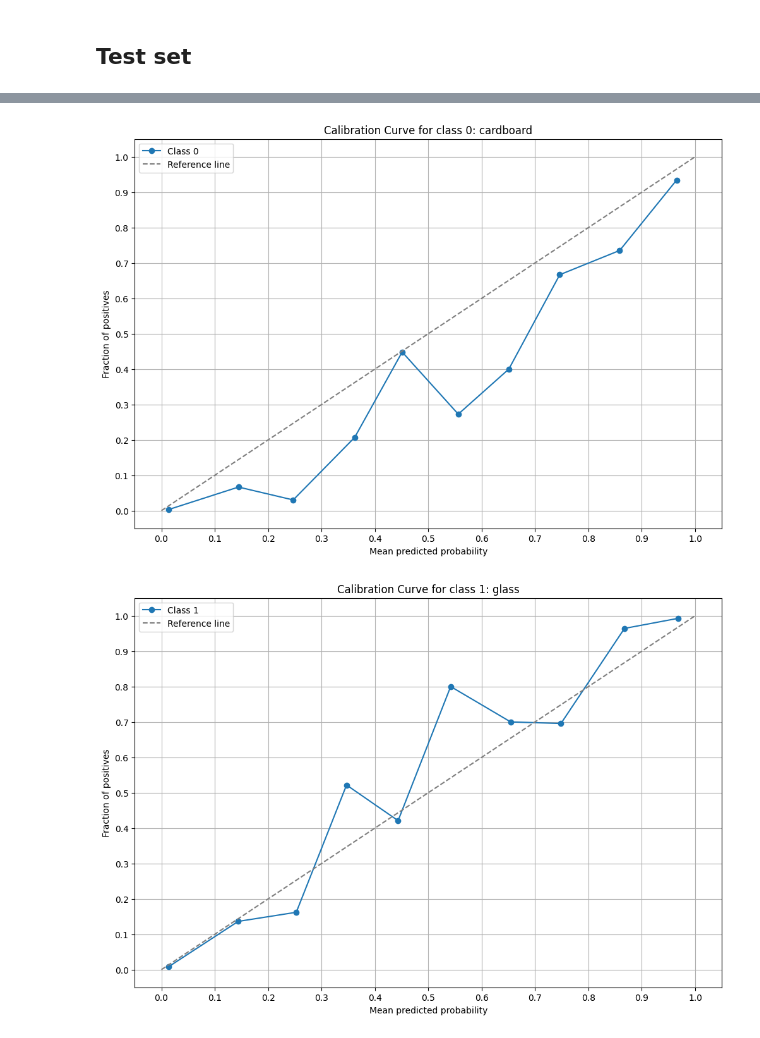
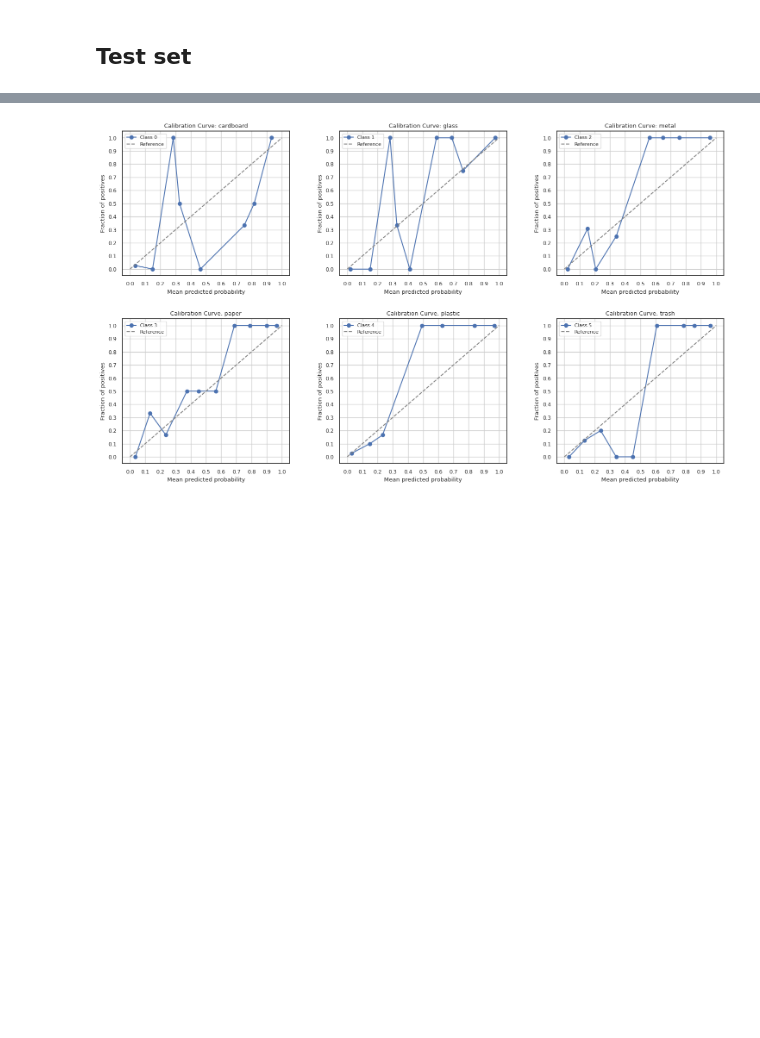
Before and after one commit to NeoLafuente/garbage_classifier, a Jupyter notebook: notebooks/performance_analysis.ipynb, the cells around one changed output, grey strips where cells are left out. Cells and saved outputs as stored; diff of their text form; code cells hidden in the pictures; blank space fills up the shorter version.

```diff
--- a/notebooks/performance_analysis.ipynb
+++ b/notebooks/performance_analysis.ipynb
@@ -96,7 +108,7 @@ df = pd.read_csv(metadata_path)
 # %% [markdown]
 # Loss curves
 # %%
-with open("../data/o/loss_curves/metrics.json", "r") as f:
+with open(f"{cfg.LOSS_CURVES_PATH}metrics.json", "r") as f:
     metrics = json.load(f)
 
 train_losses = metrics["train_losses"]
@@ -185,6 +218,8 @@ all_preds_train = torch.cat(all_preds_train)
 all_labels_train = torch.cat(all_labels_train)
 all_probs_train = torch.cat(all_probs_train).numpy()
 # %%
+sns.set_theme(style="white", font_scale=0.8)
+
 num_classes = data_module.num_classes
 
 # ================================
@@ -194,6 +229,7 @@ cm = confusion_matrix(all_labels_train, all_preds_train, labels=range(num_classe
 disp = ConfusionMatrixDisplay(confusion_matrix=cm, display_labels=(cfg.CLASS_NAMES))
 disp.plot(cmap=plt.cm.Blues)
 plt.title("Confusion Matrix - Train set")
+plt.savefig(f"{PERFORMANCE_FIGS_PATH}confussion_mat_train.pdf", dpi = 80)
 plt.show()
 
 # ================================
@@ -214,5 +250,6 @@ cm_norm = cm.astype('float') / cm.sum(axis=1)[:, np.newaxis]
 disp_norm = ConfusionMatrixDisplay(confusion_matrix=cm_norm, display_labels=(cfg.CLASS_NAMES))
 disp_norm.plot(cmap=plt.cm.Blues)
 plt.title("Normalized Confusion Matrix - Train set")
+plt.savefig(f"{PERFORMANCE_FIGS_PATH}confussion_mat_train_norm.pdf", dpi = 80)
 plt.show()
 # %% [output]
@@ -255,13 +292,16 @@ plot_top_misclassified(df, y_true, y_pred, y_proba, dataset_path, N=10)
 # %%
+sns.set_theme(style="white", font_scale=0.8)
+
 num_classes = data_module.num_classes
 
 # ================================
 # Confussion Matrix - Test set
 # ================================
-cm = confusion_matrix(all_labels, all_preds, labels=range(num_classes))
+cm = confusion_matrix(all_labels_test, all_preds_test, labels=range(num_classes))
 disp = ConfusionMatrixDisplay(confusion_matrix=cm, display_labels=(cfg.CLASS_NAMES))
 disp.plot(cmap=plt.cm.Blues)
 plt.title("Confusion Matrix - Test set")
+plt.savefig(f"{PERFORMANCE_FIGS_PATH}confussion_mat_test.pdf", dpi = 80)
 plt.show()
 
 # ================================
@@ -282,5 +322,6 @@ cm_norm = cm.astype('float') / cm.sum(axis=1)[:, np.newaxis]
 disp_norm = ConfusionMatrixDisplay(confusion_matrix=cm_norm, display_labels=(cfg.CLASS_NAMES))
 disp_norm.plot(cmap=plt.cm.Blues)
 plt.title("Normalized Confusion Matrix - Test set")
+plt.savefig(f"{PERFORMANCE_FIGS_PATH}confussion_mat_test_norm.pdf", dpi = 80)
 plt.show()
 # %% [output]
@@ -295,32 +345,48 @@ Clase 5: TP=8, FP=0, FN=2, TN=50
 # %%
-# ================================
-# Calibration curves per class
-# ================================
+import matplotlib.pyplot as plt
+import matplotlib.gridspec as gridspec
+from sklearn.calibration import calibration_curve
+import numpy as np
+
+# Assuming you have:
+# all_labels_test: array/tensor of true labels
+# all_probs_test: array/tensor of predicted probabilities (n_samples x n_classes)
+# cfg.CLASS_NAMES: list of class names
+# num_classes: number of classes (6 for a 2x3 grid)
+
+fig = plt.figure(figsize=(18, 10))
+gs = gridspec.GridSpec(2, 3, figure=fig, wspace=0.3, hspace=0.3)
 
 for c in range(num_classes):
-    plt.figure(figsize=(12, 8))
+    ax = fig.add_subplot(gs[c // 3, c % 3])
 
-    # y_true: 1 if sample is clase c, else 0
-    y_true = (all_labels.numpy() == c).astype(int)
-    y_prob = all_probs[:, c]
+    # Binarize y_true for this class: 1 if sample belongs to class c, else 0
+    y_true_test = (all_labels_test.numpy() == c).astype(int)
+    y_prob_test = all_probs_test[:, c]
 
-    # calibration_curve returns fraction_of_positives and mean_predicted_value
-    frac_pos, mean_pred = calibration_curve(y_true, y_prob, n_bins=10, strategy='uniform')
+    # Compute calibration curve
+    frac_pos_test, mean_pred_test = calibration_curve(
+        y_true_test, y_prob_test, n_bins=10, strategy='uniform'
+    )
 
-    plt.plot(mean_pred, frac_pos, marker='o', label=f'Class {c}')
+    # Plot calibration curve
+    ax.plot(mean_pred_test, frac_pos_test, marker='o', label=f'Class {c}')
 
-    # Reference line
-    plt.plot([0, 1], [0, 1], linestyle='--', color='gray', label = 'Reference line')
-    plt.xlabel("Mean predicted probability")
-    plt.ylabel("Fraction of positives")
-    plt.title(f"Calibration Curve for class {c}: {cfg.CLASS_NAMES[c]}")
-    plt.legend()
-    plt.yticks(np.arange(0, 1.1, 0.1))
-    plt.xticks(np.arange(0, 1.1, 0.1))
-    plt.xlim(-0.05, 1.05)
-    plt.ylim(-0.05, 1.05)
-    plt.grid(True)
-    plt.show()
+    # Plot reference line y=x
+    ax.plot([0, 1], [0, 1], linestyle='--', color='gray', label='Reference')
+
+    # Axis labels, title, ticks, limits
+    ax.set_xlabel("Mean predicted probability")
+    ax.set_ylabel("Fraction of positives")
+    ax.set_title(f"Calibration Curve: {cfg.CLASS_NAMES[c]}")
+    ax.set_xticks(np.arange(0, 1.1, 0.1))
+    ax.set_yticks(np.arange(0, 1.1, 0.1))
+    ax.set_xlim(-0.05, 1.05)
+    ax.set_ylim(-0.05, 1.05)
+    ax.grid(True)
+    ax.legend(fontsize=8)
+# plt.suptitle('Calibration Curves For Each Class')
+plt.savefig(f"{PERFORMANCE_FIGS_PATH}calibration_curves.pdf", dpi = 80)
+plt.show()
 # %% [output]
-[figure, old version]
+[figure, new version]
-[figure, removed]
```
Also changed, not shown: parts of 15 cells of this notebook, 27 other files.
